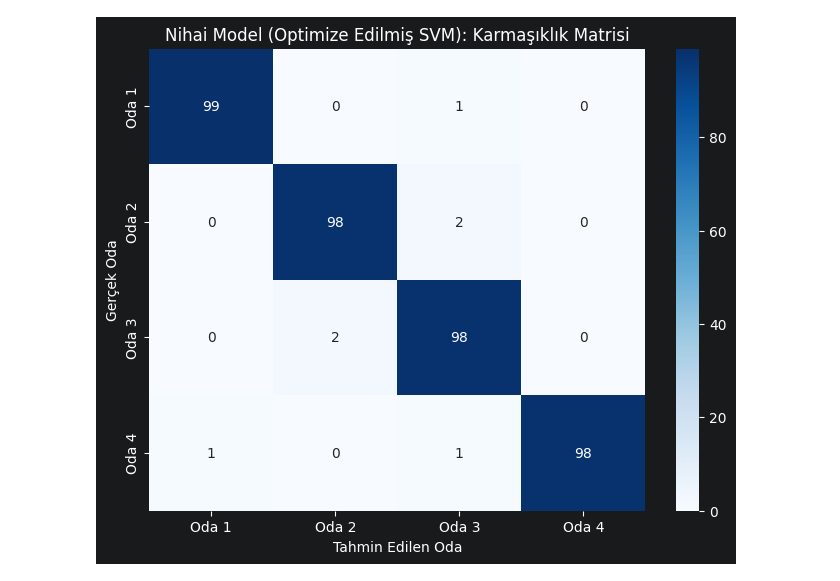
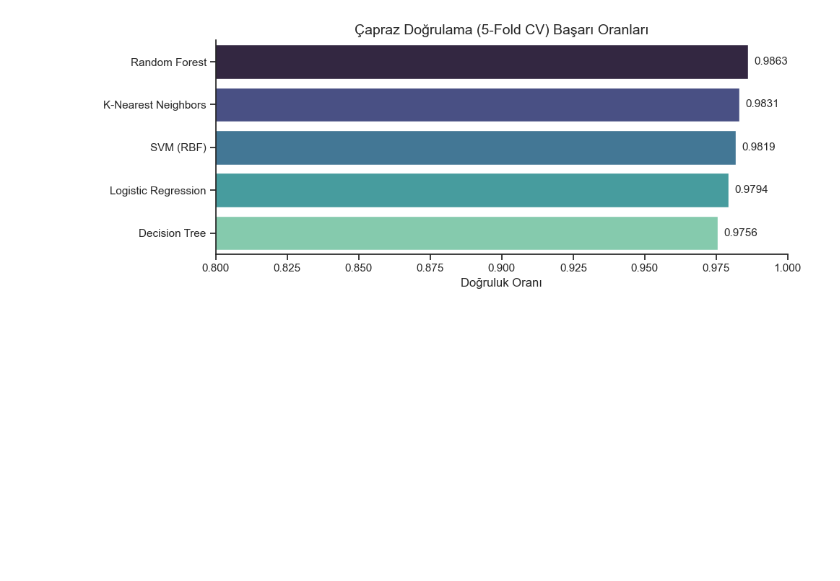
Before and after one commit to fuatefeozdemir/Wireless-Indoor-Localization, a Jupyter notebook: wifi_localization.ipynb, the cells around one changed output. Saved outputs shown, nothing was run; the diff lists cells and outputs as text; code cells hidden in the pictures; blank space fills up the shorter version.

```diff
--- a/wifi_localization.ipynb
+++ b/wifi_localization.ipynb
@@ -115,14 +66,5 @@ Modeller başarıyla tanımlandı ve eğitime hazır.
 # %%
-print("--- 4. AŞAMA: MODEL KARŞILAŞTIRMA ---")
-results = []
+X = df.drop('Room', axis=1)
+y = df['Room']
 
-# Döngü içerisinde modellerin test edilmesi ve doğruluk (accuracy) hesaplaması
-for name, model in models.items():
-    model.fit(X_train_scaled, y_train)
-    y_pred = model.predict(X_test_scaled)
-    acc = accuracy_score(y_test, y_pred)
-    results.append({"Model Adı": name, "Doğruluk Oranı": round(acc, 4)})
-
-# Sonuçların Tablo Haline Getirilip Raporlanması
-df_results = pd.DataFrame(results).sort_values(by="Doğruluk Oranı", ascending=False).reset_index(drop=True)
-print("\n", df_results.to_string())
+X_train, X_test, y_train, y_test = train_test_split(X, y, test_size=0.2, random_state=42, stratify=y)
@@ -139,34 +71,33 @@ print("\n", df_results.to_string())
 # %%
-print("--- 5. AŞAMA: HİPERPARAMETRE OPTİMİZASYONU ---")
-
-# Tablodan en yüksek potansiyele sahip olan SVM modeli seçilip optimize ediliyor.
-svm_param_grid = {
-    'C': [0.1, 1, 10, 100],            # Hata tolerans parametresi
-    'gamma': ['scale', 'auto', 0.1, 1] # Karar sınırlarının esnekliği
+models = {
+    "Logistic Regression": LogisticRegression(max_iter=1000, random_state=42),
+    "K-Nearest Neighbors": KNeighborsClassifier(),
+    "SVM (RBF)": SVC(random_state=42),
+    "Decision Tree": DecisionTreeClassifier(random_state=42),
+    "Random Forest": RandomForestClassifier(random_state=42)
 }
 
-# GridSearchCV Kurulumu ve Çalıştırılması
-grid_search = GridSearchCV(SVC(kernel='rbf', random_state=42), svm_param_grid, cv=5, scoring='accuracy', n_jobs=-1)
-grid_search.fit(X_train_scaled, y_train)
+cv = StratifiedKFold(n_splits=5, shuffle=True, random_state=42)
+results_list = []
 
-best_svm_model = grid_search.best_estimator_
-print("Bulunan En İyi SVM Parametreleri:", grid_search.best_params_)
+for name, model in models.items():
+    pipeline = Pipeline([
+        ('scaler', StandardScaler()),
+        ('classifier', model)
+    ])
 
-# Optimize Edilmiş Son Model İle Test İşleminin Tekrarlanması
-y_pred_best = best_svm_model.predict(X_test_scaled)
+    cv_scores = cross_val_score(pipeline, X_train, y_train, cv=cv, scoring='accuracy')
+    results_list.append({"Model": name, "CV_Ortalama": cv_scores.mean()})
 
-print("\n--- NİHAİ MODEL SONUÇLARI ---")
-print("Ulaşılan En Yüksek Doğruluk Skoru:", round(accuracy_score(y_test, y_pred_best), 4))
-print("\nDetaylı Sınıflandırma Raporu (Precision, Recall, F1-Score):\n", classification_report(y_test, y_pred_best))
+df_results = pd.DataFrame(results_list).sort_values(by="CV_Ortalama", ascending=False).reset_index(drop=True)
 
-# En Başarılı Modelin Karmaşıklık Matrisi (Confusion Matrix) Çizimi
-plt.figure(figsize=(8, 6))
-cm = confusion_matrix(y_test, y_pred_best)
-sns.heatmap(cm, annot=True, fmt='d', cmap='Blues',
-            xticklabels=['Oda 1', 'Oda 2', 'Oda 3', 'Oda 4'],
-            yticklabels=['Oda 1', 'Oda 2', 'Oda 3', 'Oda 4'])
-plt.title("Nihai Model (Optimize Edilmiş SVM): Karmaşıklık Matrisi")
-plt.xlabel("Tahmin Edilen Oda")
-plt.ylabel("Gerçek Oda")
+plt.figure(figsize=(10, 4))
+ax = sns.barplot(x="CV_Ortalama", y="Model", data=df_results, palette="mako")
+plt.title("Çapraz Doğrulama (5-Fold CV) Başarı Oranları")
+plt.xlabel("Doğruluk Oranı")
+plt.ylabel("")
+plt.xlim(0.8, 1.0)
+for i, v in enumerate(df_results["CV_Ortalama"]):
+    ax.text(v + 0.002, i, f"{v:.4f}", va='center')
 plt.show()
 # %% [output]
@@ -190 +104 @@ weighted avg       0.98      0.98      0.98       400
-[figure, old version]
+[figure, new version]
```
Also changed, not shown: parts of 7 cells of this notebook.
